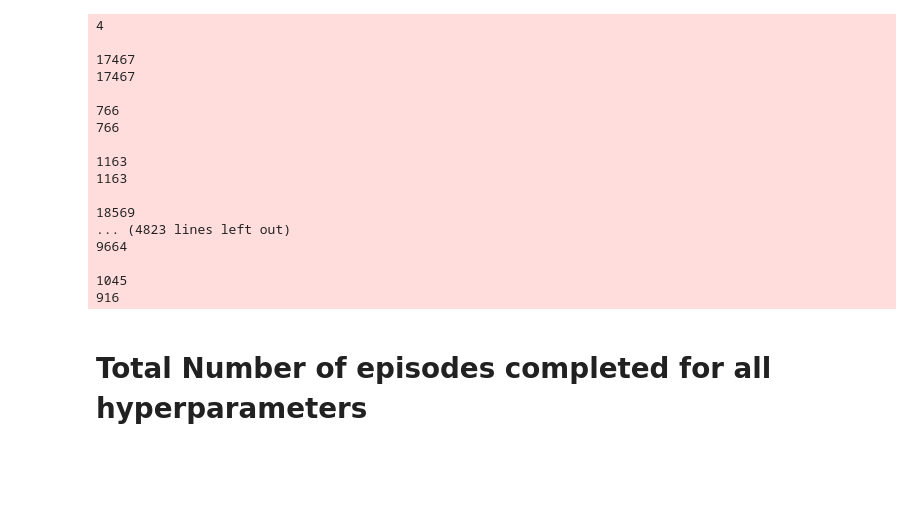
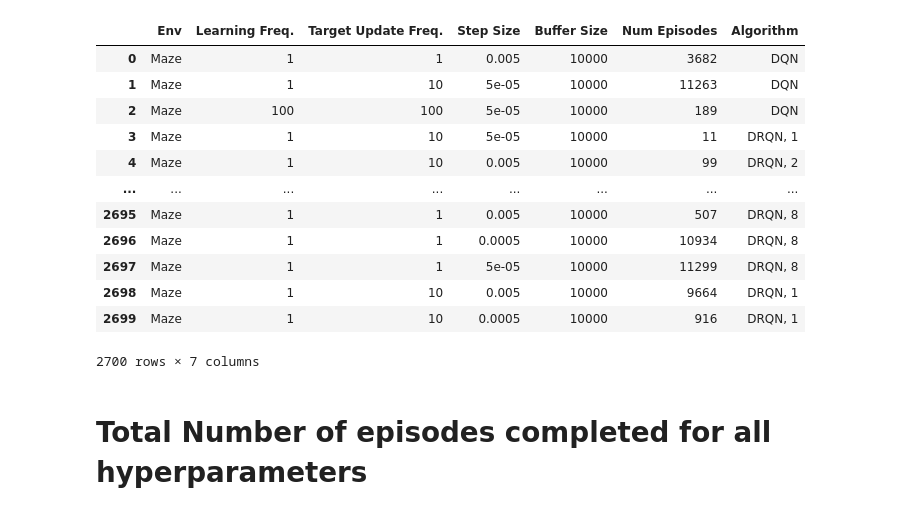
Before and after one commit to RevanMacQueen/DRQN, a Jupyter notebook: new_visualizations_2.ipynb, the cells around one changed output. Cells and saved outputs as stored; diff of their text form; code cells hidden in the pictures; blank space fills up the shorter version.

Commit message:
maze ablation

```diff
--- a/new_visualizations_2.ipynb
+++ b/new_visualizations_2.ipynb
@@ -14,7 +14,7 @@ import seaborn as sns
 from scipy.stats import sem
 from scipy.signal import convolve2d
 # %%
-root = Path('results_new_sweep')
+root = Path('results_new_sweep_correct')
 filters = {
     'buffer_size' : [10000],
     'env': ['envs:random_maze-v0', 'CartPole-v1']}
@@ -25,24 +25,6 @@ cutoffs = {
 }
 
 params, num_episodes = extract_num_episodes(root, ['model_arch', 'env', 'seed', 'learning_freq', 'target_update_freq', 'seq_len', 'learning_rate', 'buffer_size'], filters, cutoffs)
-# %% [output]
-4
-
-17467
-17467
-
-766
-766
-
-1163
-1163
-
-18569
-... (4823 lines left out)
-9664
-
-1045
-916
 # %%
 df1 = pd.DataFrame(params)
 df2 = pd.DataFrame(num_episodes)
@@ -69,3 +55,19 @@ df = df.replace('RNN, 8', 'DRQN, 8')
+# %%
+df
+# %% [output]
+|  | Env | Learning Freq. | Target Update Freq. | Step Size | Buffer Size | Num Episodes | Algorithm |
+| 0 | Maze | 1 | 1 | 0.005 | 10000 | 3682 | DQN |
+| 1 | Maze | 1 | 10 | 5e-05 | 10000 | 11263 | DQN |
+| 2 | Maze | 100 | 100 | 5e-05 | 10000 | 189 | DQN |
+| 3 | Maze | 1 | 10 | 5e-05 | 10000 | 11 | DRQN, 1 |
+| 4 | Maze | 1 | 10 | 0.005 | 10000 | 99 | DRQN, 2 |
+| ... | ... | ... | ... | ... | ... | ... | ... |
+| 2695 | Maze | 1 | 1 | 0.005 | 10000 | 507 | DRQN, 8 |
+| 2696 | Maze | 1 | 1 | 0.0005 | 10000 | 10934 | DRQN, 8 |
+| 2697 | Maze | 1 | 1 | 5e-05 | 10000 | 11299 | DRQN, 8 |
+| 2698 | Maze | 1 | 10 | 0.005 | 10000 | 9664 | DRQN, 1 |
+| 2699 | Maze | 1 | 10 | 0.0005 | 10000 | 916 | DRQN, 1 |
+2700 rows × 7 columns
 # %%
 df_mean = df.groupby(columns).mean().reset_index() # dataframe with mean over seeds for each parameter/alg/env configuration
 # %% [markdown]
```
Also changed, not shown: parts of 4 cells of this notebook, 5 other files.
